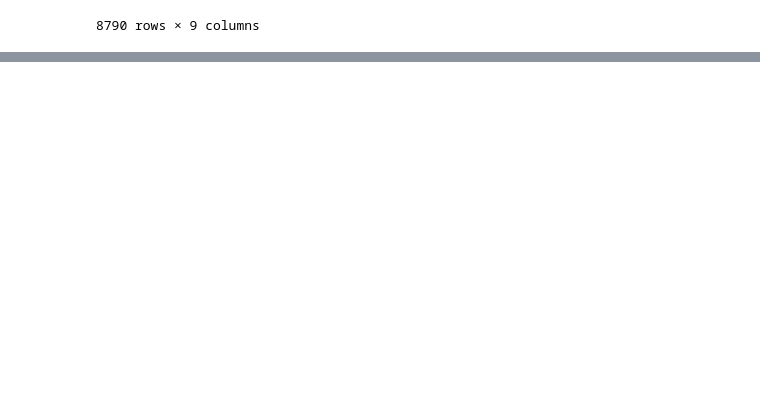
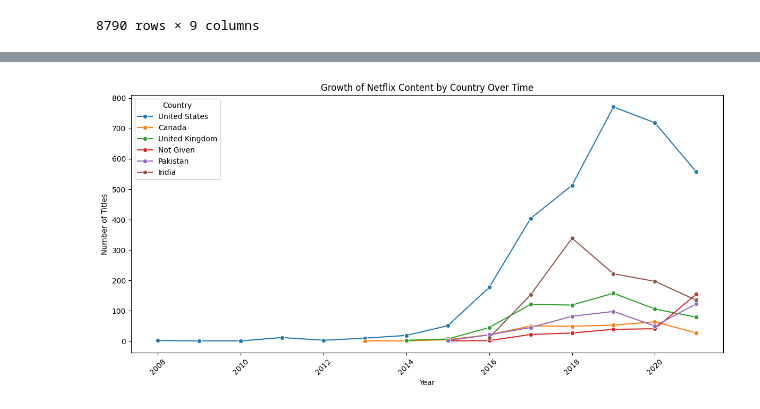
Before and after one commit to Jose-Echavarria/netflix-data-analysis, a Jupyter notebook: Netflix_EDA_Project.ipynb, the cells around one changed output, grey strips where cells are left out. Drawn from its saved outputs; the diff is of its cells as text; code cells hidden in the pictures; blank space fills up the shorter version.

```diff
--- a/Netflix_EDA_Project.ipynb
+++ b/Netflix_EDA_Project.ipynb
@@ -155,0 +162,25 @@ NameError: name 'data' is not defined
+# %%
+data["Date_added"] = pd.to_datetime(data["Date_added"], errors='coerce')
+data["Year"] = data["Date_added"].dt.year
+# %%
+data["Country"] = data["Country"].str.split(", ")
+data = data.explode("Country")
+# %%
+# Count titles per year per country
+content_growth = data.groupby(["Year", "Country"]).size().reset_index(name="Count")
+
+# Optional: focus on top countries by total titles
+top_countries = content_growth.groupby("Country")["Count"].sum().nlargest(6).index
+filtered = content_growth[content_growth["Country"].isin(top_countries)]
+
+# Plot
+plt.figure(figsize=(12, 6))
+sns.lineplot(data=filtered, x="Year", y="Count", hue="Country", marker="o")
+plt.title("Growth of Netflix Content by Country Over Time")
+plt.xlabel("Year")
+plt.ylabel("Number of Titles")
+plt.xticks(rotation=45)
+plt.tight_layout()
+plt.show()
+# %% [output]
+[figure, added]
```
Also changed, not shown: parts of 6 cells of this notebook.
